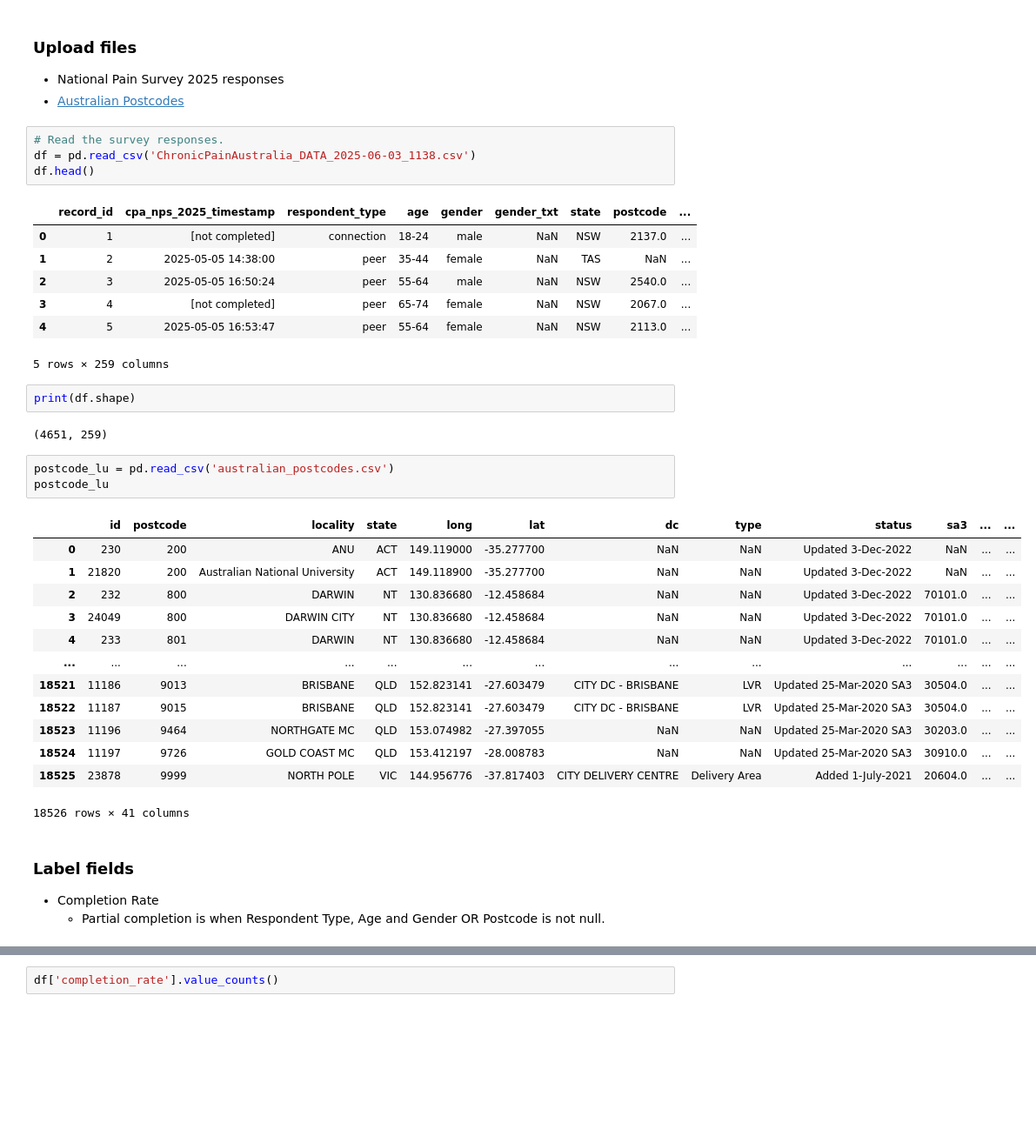
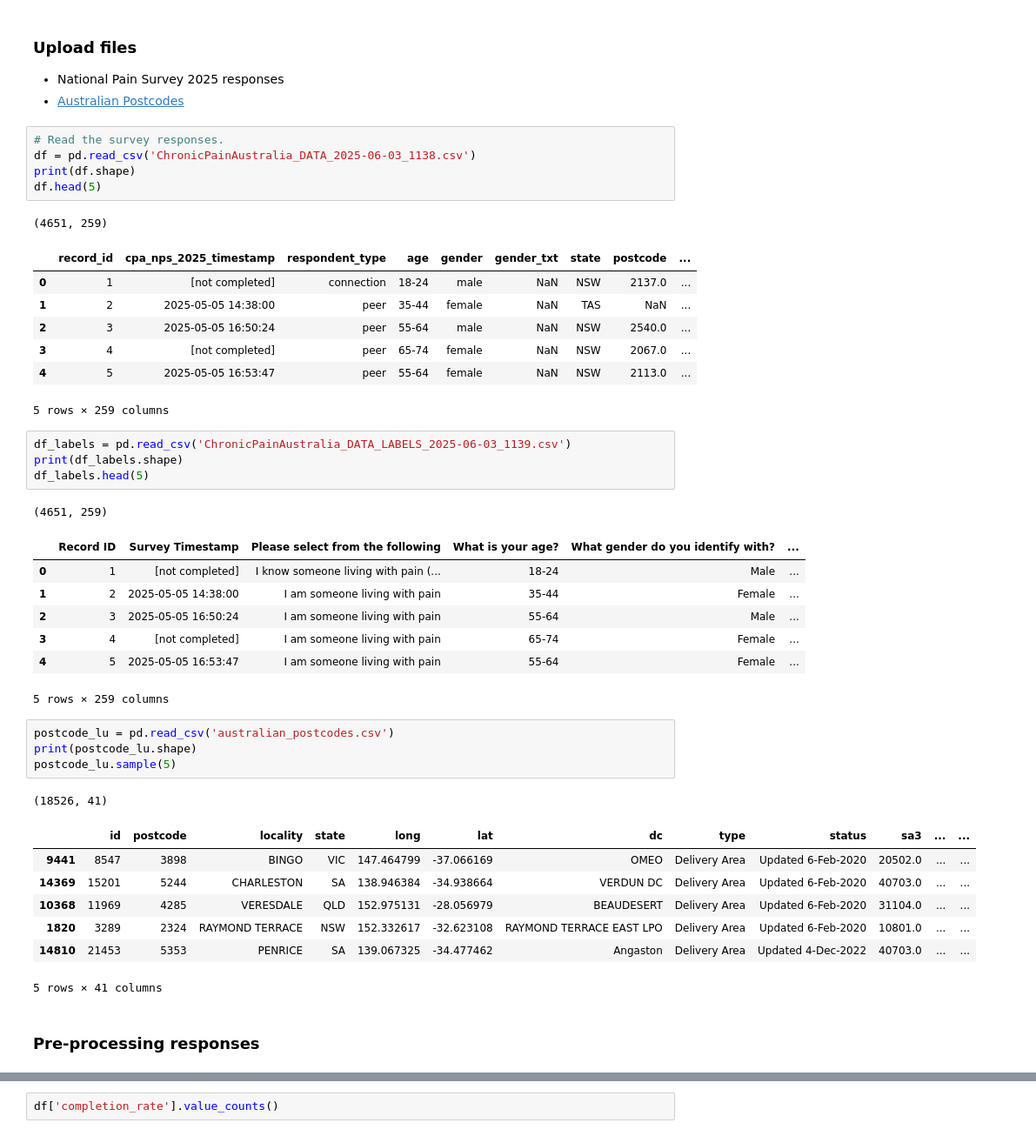
Before and after one commit to joniek/national_pain_survey, a Jupyter notebook: 2025-NPS.ipynb, the cells around one changed output, grey strips where cells are left out. Shown: that part at 87% size. Cells and saved outputs as stored; diff of their text form; blank space fills up the shorter version.

```diff
--- a/2025-NPS.ipynb
+++ b/2025-NPS.ipynb
@@ -14,37 +14,42 @@ import numpy as np
 # %%
 # Read the survey responses.
 df = pd.read_csv('ChronicPainAustralia_DATA_2025-06-03_1138.csv')
-df.head()
+print(df.shape)
+df.head(5)
 # %% [output]
+(4651, 259)
 |  | record_id | cpa_nps_2025_timestamp | respondent_type | age | gender | gender_txt | state | postcode | ... |
 | 0 | 1 | [not completed] | connection | 18-24 | male | NaN | NSW | 2137.0 | ... |
 | 1 | 2 | 2025-05-05 14:38:00 | peer | 35-44 | female | NaN | TAS | NaN | ... |
 | 2 | 3 | 2025-05-05 16:50:24 | peer | 55-64 | male | NaN | NSW | 2540.0 | ... |
 | 3 | 4 | [not completed] | peer | 65-74 | female | NaN | NSW | 2067.0 | ... |
 | 4 | 5 | 2025-05-05 16:53:47 | peer | 55-64 | female | NaN | NSW | 2113.0 | ... |
-5 rows × 259 columns
+5 rows × 259 columns
-# %%
-print(df.shape)
-# %% [output]
-(4651, 259)
+# %%
+df_labels = pd.read_csv('ChronicPainAustralia_DATA_LABELS_2025-06-03_1139.csv')
+print(df_labels.shape)
+df_labels.head(5)
+# %% [output]
+(4651, 259)
+|  | Record ID | Survey Timestamp | Please select from the following | What is your age? | What gender do you identify with? | ... |
+| 0 | 1 | [not completed] | I know someone living with pain (... | 18-24 | Male | ... |
+| 1 | 2 | 2025-05-05 14:38:00 | I am someone living with pain | 35-44 | Female | ... |
+| 2 | 3 | 2025-05-05 16:50:24 | I am someone living with pain | 55-64 | Male | ... |
+| 3 | 4 | [not completed] | I am someone living with pain | 65-74 | Female | ... |
+| 4 | 5 | 2025-05-05 16:53:47 | I am someone living with pain | 55-64 | Female | ... |
+5 rows × 259 columns
 # %%
 postcode_lu = pd.read_csv('australian_postcodes.csv')
-postcode_lu
+print(postcode_lu.shape)
+postcode_lu.sample(5)
 # %% [output]
+(18526, 41)
 |  | id | postcode | locality | state | long | lat | dc | type | status | sa3 | ... | ... |
-| 0 | 230 | 200 | ANU | ACT | 149.119000 | -35.277700 | NaN | NaN | Updated 3-Dec-2022 | NaN | ... | ... |
-| 1 | 21820 | 200 | Australian National University | ACT | 149.118900 | -35.277700 | NaN | NaN | Updated 3-Dec-2022 | NaN | ... | ... |
-| 2 | 232 | 800 | DARWIN | NT | 130.836680 | -12.458684 | NaN | NaN | Updated 3-Dec-2022 | 70101.0 | ... | ... |
-| 3 | 24049 | 800 | DARWIN CITY | NT | 130.836680 | -12.458684 | NaN | NaN | Updated 3-Dec-2022 | 70101.0 | ... | ... |
-| 4 | 233 | 801 | DARWIN | NT | 130.836680 | -12.458684 | NaN | NaN | Updated 3-Dec-2022 | 70101.0 | ... | ... |
-| ... | ... | ... | ... | ... | ... | ... | ... | ... | ... | ... | ... | ... |
-| 18521 | 11186 | 9013 | BRISBANE | QLD | 152.823141 | -27.603479 | CITY DC - BRISBANE | LVR | Updated 25-Mar-2020 SA3 | 30504.0 | ... | ... |
-| 18522 | 11187 | 9015 | BRISBANE | QLD | 152.823141 | -27.603479 | CITY DC - BRISBANE | LVR | Updated 25-Mar-2020 SA3 | 30504.0 | ... | ... |
-| 18523 | 11196 | 9464 | NORTHGATE MC | QLD | 153.074982 | -27.397055 | NaN | NaN | Updated 25-Mar-2020 SA3 | 30203.0 | ... | ... |
-| 18524 | 11197 | 9726 | GOLD COAST MC | QLD | 153.412197 | -28.008783 | NaN | NaN | Updated 25-Mar-2020 SA3 | 30910.0 | ... | ... |
-| 18525 | 23878 | 9999 | NORTH POLE | VIC | 144.956776 | -37.817403 | CITY DELIVERY CENTRE | Delivery Area | Added 1-July-2021 | 20604.0 | ... | ... |
+| 9441 | 8547 | 3898 | BINGO | VIC | 147.464799 | -37.066169 | OMEO | Delivery Area | Updated 6-Feb-2020 | 20502.0 | ... | ... |
+| 14369 | 15201 | 5244 | CHARLESTON | SA | 138.946384 | -34.938664 | VERDUN DC | Delivery Area | Updated 6-Feb-2020 | 40703.0 | ... | ... |
+| 10368 | 11969 | 4285 | VERESDALE | QLD | 152.975131 | -28.056979 | BEAUDESERT | Delivery Area | Updated 6-Feb-2020 | 31104.0 | ... | ... |
+| 1820 | 3289 | 2324 | RAYMOND TERRACE | NSW | 152.332617 | -32.623108 | RAYMOND TERRACE EAST LPO | Delivery Area | Updated 6-Feb-2020 | 10801.0 | ... | ... |
+| 14810 | 21453 | 5353 | PENRICE | SA | 139.067325 | -34.477462 | Angaston | Delivery Area | Updated 4-Dec-2022 | 40703.0 | ... | ... |
-18526 rows × 41 columns
+5 rows × 41 columns
-# %% [markdown]
-### Label fields
-* Completion Rate
-    * Partial completion is when Respondent Type, Age and Gender OR Postcode is not null.
+# %% [markdown]
+### Pre-processing responses
```
Also changed, not shown: parts of 19 cells of this notebook.
